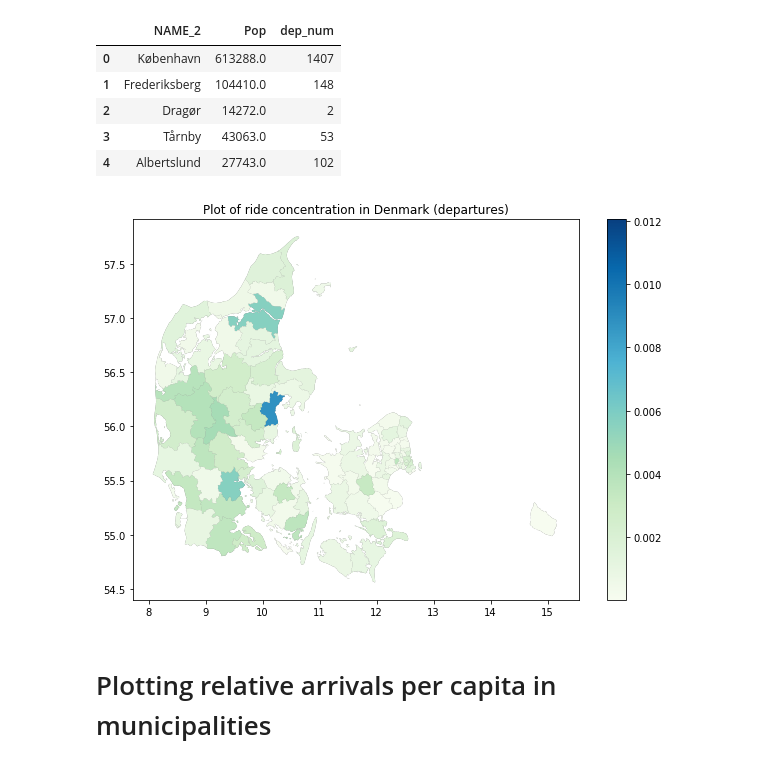
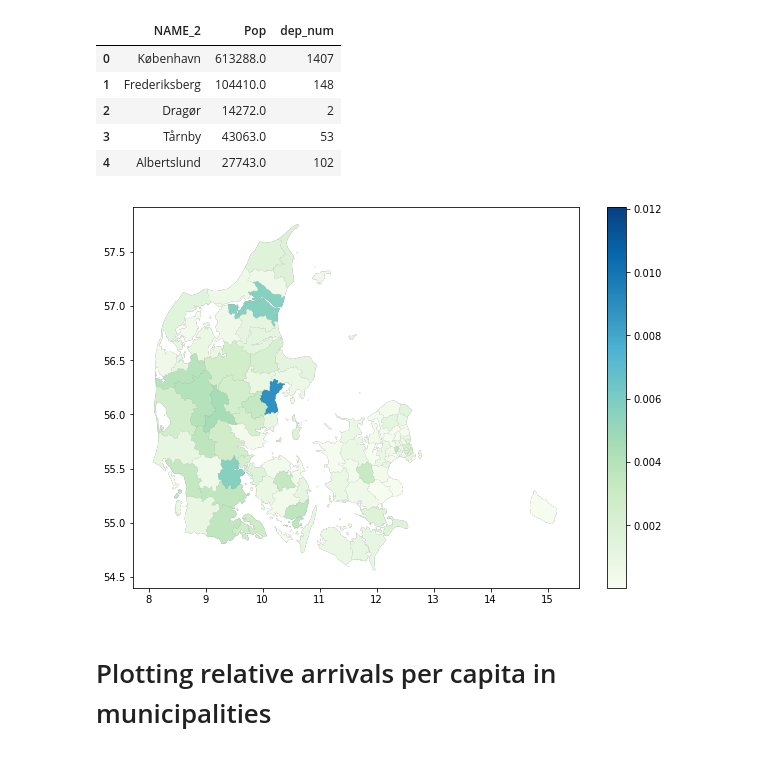
Before and after one commit to VictoriaHundevad/Social-Data-Science-Group-8, a Jupyter notebook: Code appendix 1.ipynb, the cells around one changed output. Cells and saved outputs as stored; diff of their text form; code cells hidden in the pictures.

```diff
--- a/Code appendix 1.ipynb
+++ b/Code appendix 1.ipynb
@@ -654,14 +653,13 @@ dep_df_num_pcd = pd.merge(shp, new_df_dep_pcd, on="NAME_2", how="right")
 # %%
 #Creating plot of arrivals per capita in municipality
 fig, ax = plt.subplots(1, figsize=(10,7))
 base = shp.plot(ax=ax, color='gray')
 #gdf.plot(ax=base, marker="o", markersize=5, alpha=0.5)
 dep_df_num_pcd.plot(ax=base, column='per_capita', cmap='GnBu', alpha=1, legend=True)
-ax.set_title("Plot of ride concentration in Denmark (departures)")
 leg = ax.get_legend()
 fig.savefig('departure_per_capita.png')
 # %% [output]
-[figure, old version]
+[figure, new version]
 # %% [markdown]
 # Plotting relative arrivals per capita in municipalities
 # %%
```
Also changed, not shown: parts of 8 cells of this notebook.
